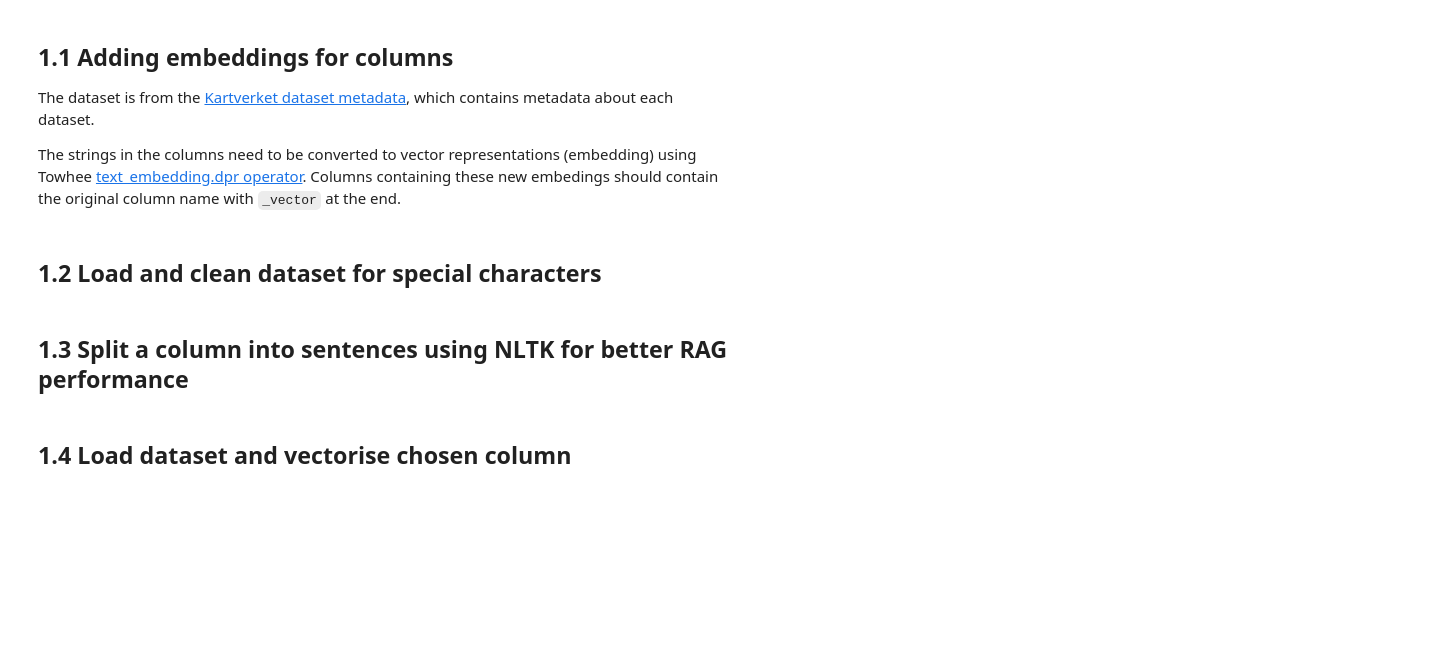
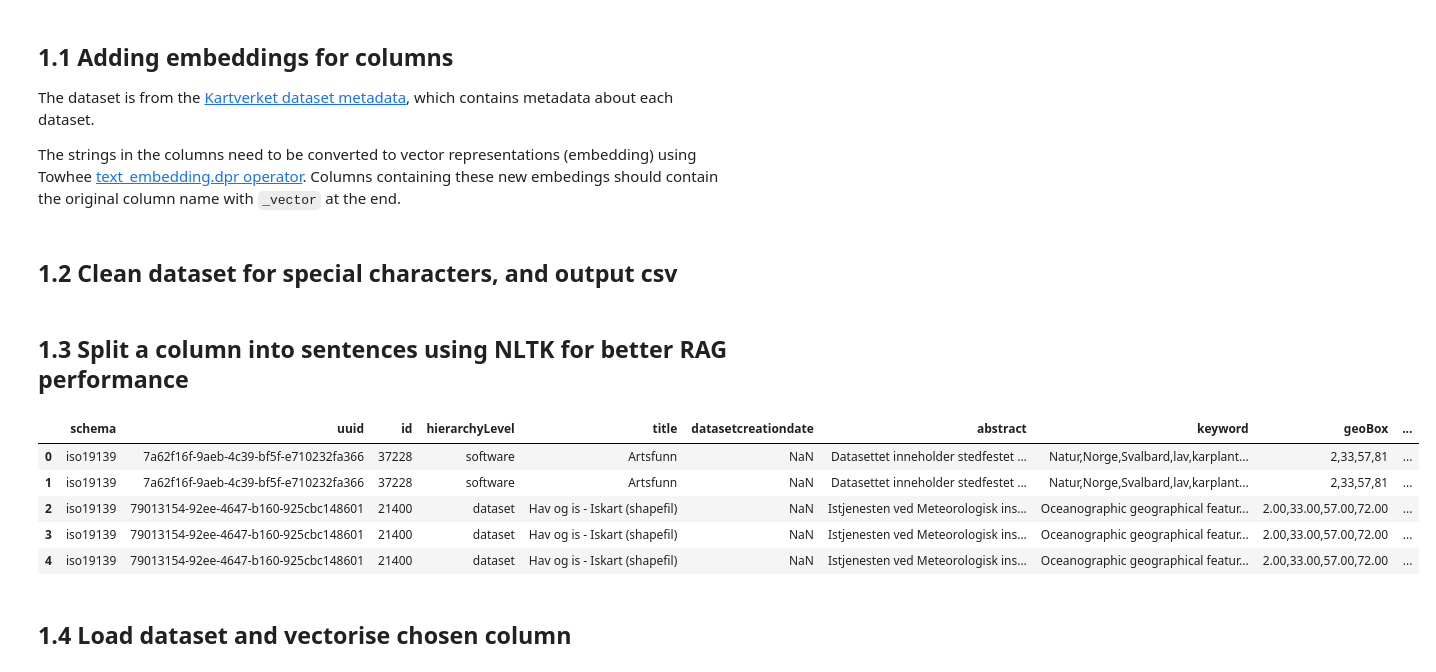
Before and after one commit to williamaredal/Milvus-Vector-Database, a Jupyter notebook: kartverket_metadata_search.ipynb, the cells around one changed output. Drawn from its saved outputs; the diff is of its cells as text; code cells hidden in the pictures; blank space fills up the shorter version.

Commit message:
fixed cleaning of remaining columns

```diff
--- a/kartverket_metadata_search.ipynb
+++ b/kartverket_metadata_search.ipynb
@@ -32,6 +32,6 @@ The dataset is from the [Kartverket dataset metadata](https://cdn.discordapp.com
 
 The strings in the columns need to be converted to vector representations (embedding) using Towhee [text_embedding.dpr operator](https://towhee.io/text-embedding/dpr). Columns containing these new embedings should contain the original column name with `_vector` at the end.
 # %% [markdown]
-## 1.2 Load and clean dataset for special characters
+## 1.2 Clean dataset for special characters, and output csv
 # %%
 import pandas as pd
@@ -99,32 +161,39 @@ nltk.download('punkt')
 # %%
 import pandas as pd
 from nltk.tokenize import sent_tokenize
 
 
 # Function to split text into sentences and replicate row data
 def split_into_sentences(row, text_column):
     sentences = sent_tokenize(row[text_column], language='norwegian')
     return [row.to_dict() for _ in sentences], sentences
 
 
 # Loads dataset, and expands row into copies for each sentence in column
-df = pd.read_excel(cleaned_dataset_filename)
+df = pd.read_csv(cleaned_csv_file, sep='|')
 column_to_expand = 'abstract'
 expanded_rows = df.apply(lambda row: split_into_sentences(row, column_to_expand), axis=1)
 
 # Separate metadata (the row copy) and sentences, then flatten the lists
 metadata, sentences = zip(*expanded_rows)
 metadata = [item for sublist in metadata for item in sublist]
 sentences = [sentence for sublist in sentences for sentence in sublist]
 
 # Create a new DataFrame with expanded rows
 sentence_column = 'sentence'
 new_df = pd.DataFrame(metadata)
 new_df[sentence_column] = sentences
 
-expanded_dataset_file = 'cleaned_sentence_segmented_metadata.xlsx'
-new_df.to_excel(expanded_dataset_file, index=False)
+expanded_dataset_file = 'cleaned_sentence_segmented_metadata.csv'
+new_df.to_csv(expanded_dataset_file, sep='|', index=False)
 new_df.head()
+# %% [output]
+|  | schema | uuid | id | hierarchyLevel | title | datasetcreationdate | abstract | keyword | geoBox | ... |
+| 0 | iso19139 | 7a62f16f-9aeb-4c39-bf5f-e710232fa366 | 37228 | software | Artsfunn | NaN | Datasettet inneholder stedfestet ... | Natur,Norge,Svalbard,lav,karplant... | 2,33,57,81 | ... |
+| 1 | iso19139 | 7a62f16f-9aeb-4c39-bf5f-e710232fa366 | 37228 | software | Artsfunn | NaN | Datasettet inneholder stedfestet ... | Natur,Norge,Svalbard,lav,karplant... | 2,33,57,81 | ... |
+| 2 | iso19139 | 79013154-92ee-4647-b160-925cbc148601 | 21400 | dataset | Hav og is - Iskart (shapefil) | NaN | Istjenesten ved Meteorologisk ins... | Oceanographic geographical featur... | 2.00,33.00,57.00,72.00 | ... |
+| 3 | iso19139 | 79013154-92ee-4647-b160-925cbc148601 | 21400 | dataset | Hav og is - Iskart (shapefil) | NaN | Istjenesten ved Meteorologisk ins... | Oceanographic geographical featur... | 2.00,33.00,57.00,72.00 | ... |
+| 4 | iso19139 | 79013154-92ee-4647-b160-925cbc148601 | 21400 | dataset | Hav og is - Iskart (shapefil) | NaN | Istjenesten ved Meteorologisk ins... | Oceanographic geographical featur... | 2.00,33.00,57.00,72.00 | ... |
 # %% [markdown]
 ## 1.4 Load dataset and vectorise chosen column
 # %%
```
Also changed, not shown: parts of 8 cells of this notebook, 3 other files.
